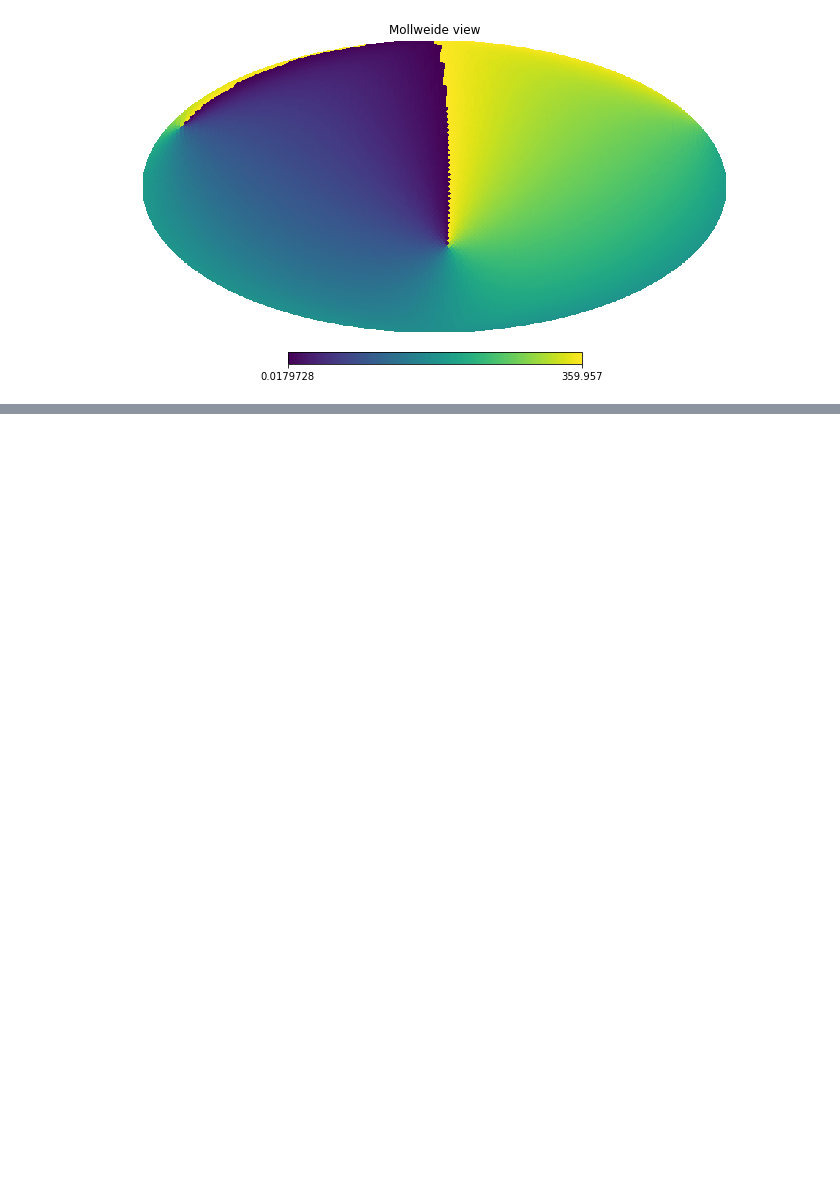
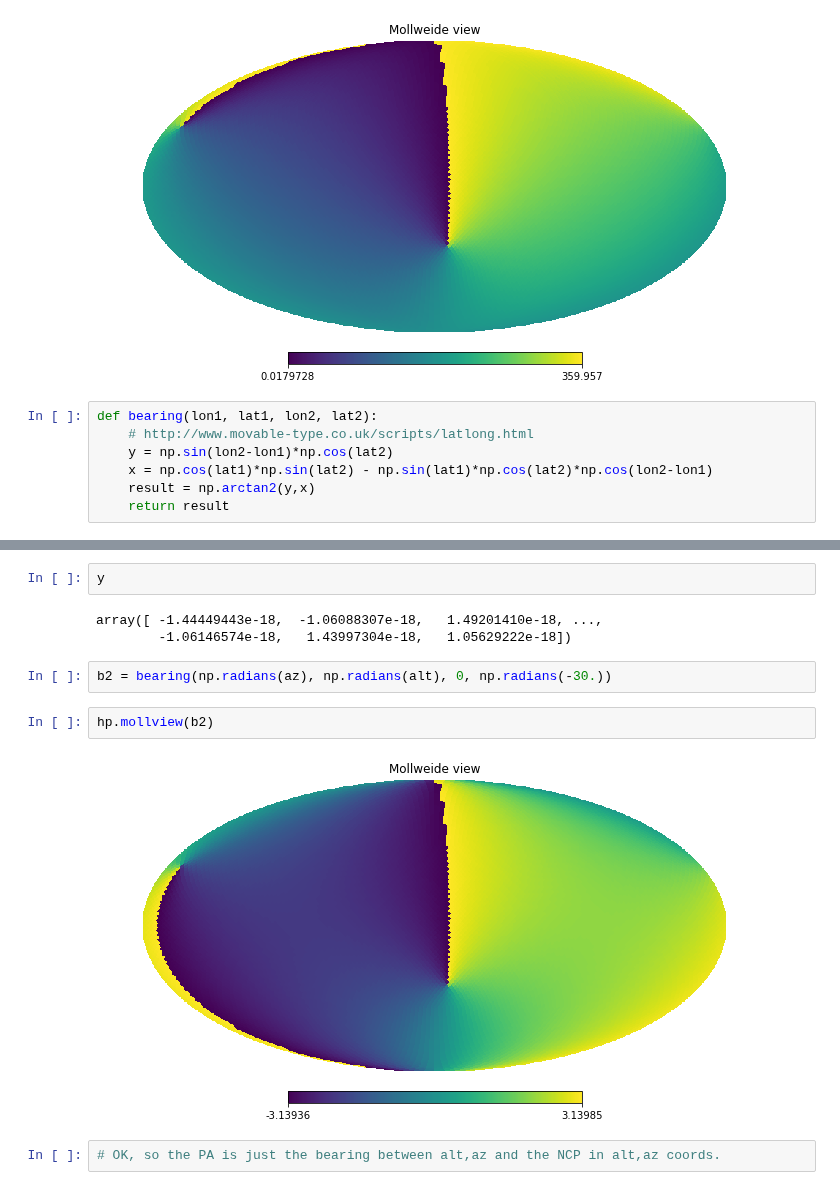
Before and after one commit to yoachim/18_scratch, a Jupyter notebook: figure_pa/how_does_pa_work.ipynb, the cells around one changed output, grey strips where cells are left out. Drawn from its saved outputs; the diff is of its cells as text; blank space fills up the shorter version.

```diff
--- a/figure_pa/how_does_pa_work.ipynb
+++ b/figure_pa/how_does_pa_work.ipynb
@@ -31,3 +31,10 @@ hp.mollview(pa)
 hp.mollview(az)
 # %% [output]
 [figure]
+# %%
+def bearing(lon1, lat1, lon2, lat2):
+    # http://www.movable-type.co.uk/scripts/latlong.html
+    y = np.sin(lon2-lon1)*np.cos(lat2)
+    x = np.cos(lat1)*np.sin(lat2) - np.sin(lat1)*np.cos(lat2)*np.cos(lon2-lon1)
+    result = np.arctan2(y,x)
+    return result
@@ -33,0 +50,13 @@ hp.mollview(az)
+# %%
+y
+# %% [output]
+array([ -1.44449443e-18,  -1.06088307e-18,   1.49201410e-18, ...,
+        -1.06146574e-18,   1.43997304e-18,   1.05629222e-18])
+# %%
+b2 = bearing(np.radians(az), np.radians(alt), 0, np.radians(-30.))
+# %%
+hp.mollview(b2)
+# %% [output]
+[figure, added]
+# %%
+# OK, so the PA is just the bearing between alt,az and the NCP in alt,az coords.
```
Also changed, not shown: parts of 7 cells of this notebook.
